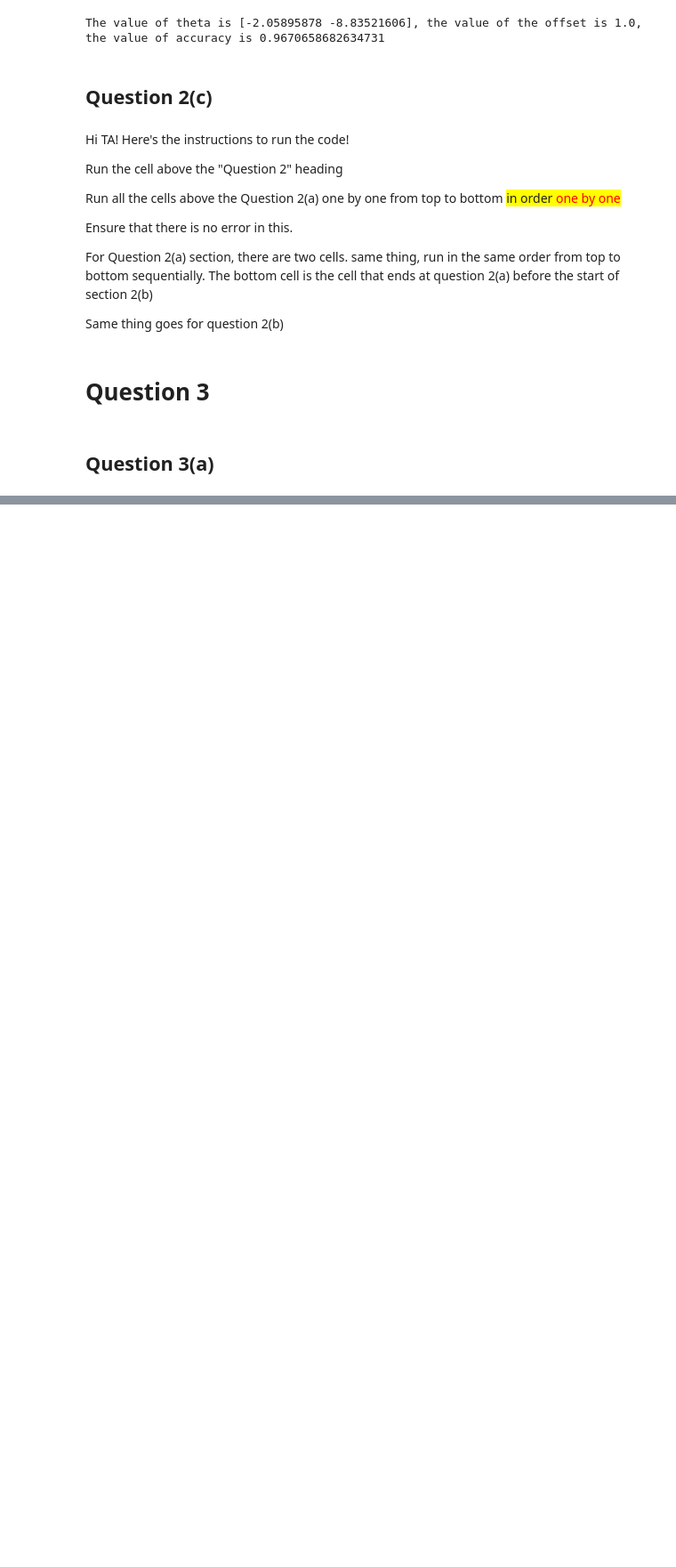
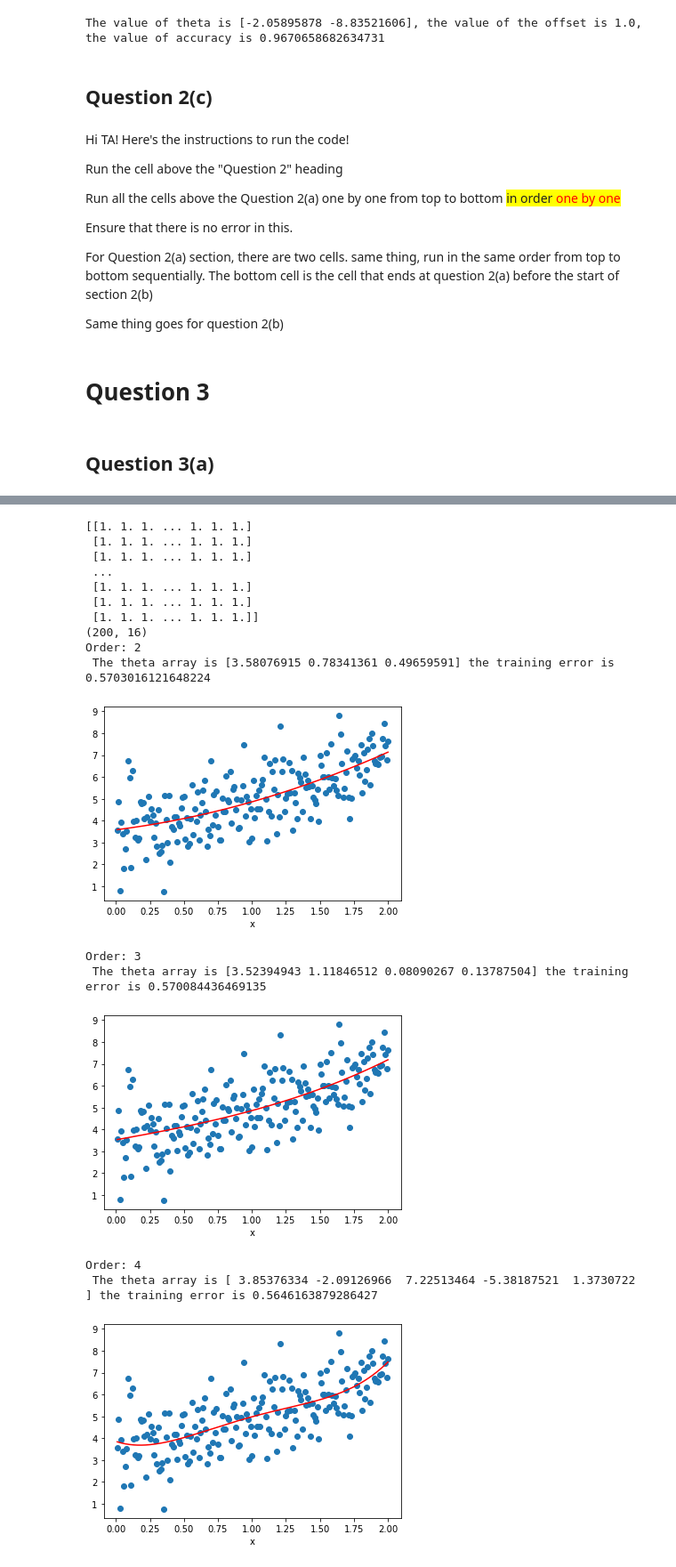
Before and after one commit to caramelmelmel/machine_learning_2021, a Jupyter notebook: hw1/Homework_1.ipynb, the cells around one changed output, grey strips where cells are left out. Shown at 89% size. Saved outputs shown, nothing was run; the diff lists cells and outputs as text; code cells hidden in the pictures; blank space fills up the shorter version.

```diff
--- a/hw1/Homework_1.ipynb
+++ b/hw1/Homework_1.ipynb
@@ -179,0 +299,46 @@ X = np.c_[np.ones(n), np.genfromtxt('/HW')]
+# %%
+number_training_examples = len(X)
+def PolyRegress(x,y,d):
+    list_err = []
+    #create a matrix with columns of 1s, 16 columns to be created
+    X_matrix = np.ones((num_training_examples,16))
+    print(X_matrix)
+    print(X_matrix.shape)
+    #fill the x_matrix with all the X values
+    X_matrix[:,1] = x
+    for order in range(2,d+1):
+        X_matrix[:,order] = x * X_matrix[:,order-1]
+    #by each order of polynomial,
+    for order in range(2, d+1):
+        #query for specific submatrix from order 1 to that of the highest order
+        X = X_matrix[:,:order+1]
+        theta = closed_form_regression(X,y)
+        predict_y = X.dot(theta)
+        err = error(y,predict_y,num_training_examples)
+        list_err.append(err)
+        print(f"Order: {order}\n The theta array is {theta} the training error is {err}")
+        plot_regression(predict_y,y,x)
+    return list_err
+
+err_in_order = PolyRegress(x_input,y,15)
+degree_with_lowest_err = err_in_order.index(min(err_in_order))+2
+
+print(f"The order with the lowest training error is {degree_with_lowest_err}, where the error value is {min(err_in_order)}")
+# %% [output]
+[[1. 1. 1. ... 1. 1. 1.]
+ [1. 1. 1. ... 1. 1. 1.]
+ [1. 1. 1. ... 1. 1. 1.]
+ ...
+ [1. 1. 1. ... 1. 1. 1.]
+ [1. 1. 1. ... 1. 1. 1.]
+ [1. 1. 1. ... 1. 1. 1.]]
+(200, 16)
+Order: 2
+ The theta array is [3.58076915 0.78341361 0.49659591] the training error is 0.5703016121648224
+[figure, added]
+Order: 3
+ The theta array is [3.52394943 1.11846512 0.08090267 0.13787504] the training error is 0.570084436469135
+[figure, added]
+Order: 4
+ The theta array is [ 3.85376334 -2.09126966  7.22513464 -5.38187521  1.3730722 ] the training error is 0.5646163879286427
+[figure, added]
```
Also changed, not shown: parts of 20 cells of this notebook.
